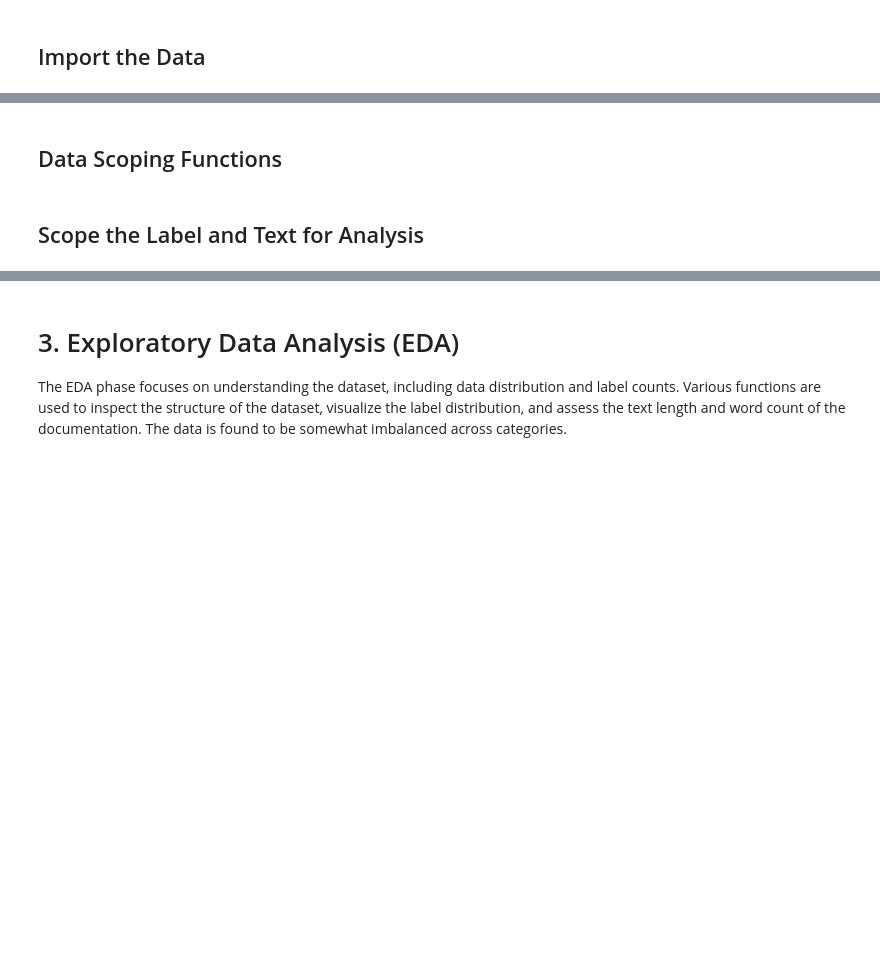
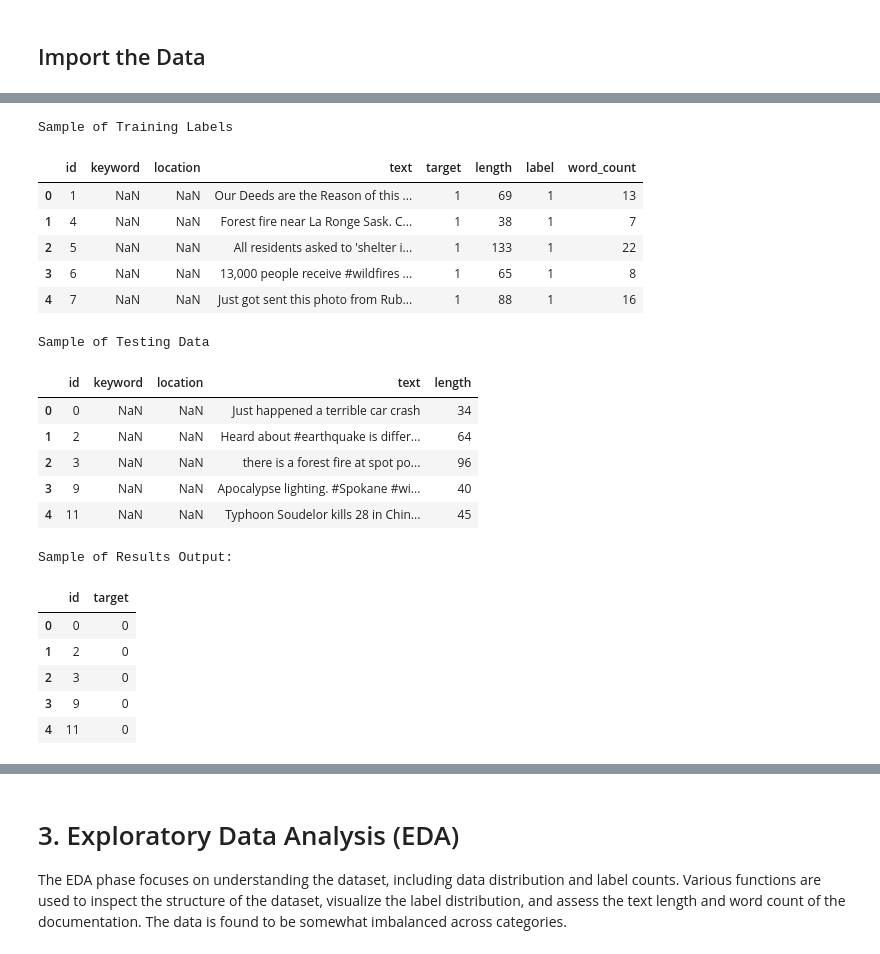
Before and after one commit to TOM-BOHN/MsDS-deep-learing-rnn-disaster-tweets, a Jupyter notebook: deep-learing-rnn-disaster-tweets.ipynb, the cells around one changed output, grey strips where cells are left out. Drawn from its saved outputs; the diff is of its cells as text; code cells hidden in the pictures; blank space fills up the shorter version.

```diff
--- a/deep-learing-rnn-disaster-tweets.ipynb
+++ b/deep-learing-rnn-disaster-tweets.ipynb
@@ -89,7 +102,7 @@ start = time.time()
 process = psutil.Process(os.getpid())
 # %%
 # Global Debug flag used to turn on and off more chatty blocks of code
-gDEBUG = False
+gDEBUG = True
 if gDEBUG: print('Debug is set to:', gDEBUG)
 # Global Level of Detail of table stats and details
 gLOD = 2
@@ -130,2 +176,0 @@ Drive already mounted at /content/drive; to attempt to forcibly remount, call dr
-# %% [markdown]
-## Data Scoping Functions
@@ -134,2 +176,0 @@ Drive already mounted at /content/drive; to attempt to forcibly remount, call dr
-# %% [markdown]
-## Scope the Label and Text for Analysis
@@ -137,0 +177,33 @@ Drive already mounted at /content/drive; to attempt to forcibly remount, call dr
+# %%
+if gDEBUG:
+  # Preview the Data Sources
+  print("Sample of Training Labels")
+  display(train_labels.head(5))
+  print()
+  print("Sample of Testing Data")
+  display(test_labels.head(5))
+  print()
+  print("Sample of Results Output:")
+  display(sample_output.head(5))
+# %% [output]
+Sample of Training Labels
+|  | id | keyword | location | text | target | length | label | word_count |
+| 0 | 1 | NaN | NaN | Our Deeds are the Reason of this ... | 1 | 69 | 1 | 13 |
+| 1 | 4 | NaN | NaN | Forest fire near La Ronge Sask. C... | 1 | 38 | 1 | 7 |
+| 2 | 5 | NaN | NaN | All residents asked to 'shelter i... | 1 | 133 | 1 | 22 |
+| 3 | 6 | NaN | NaN | 13,000 people receive #wildfires ... | 1 | 65 | 1 | 8 |
+| 4 | 7 | NaN | NaN | Just got sent this photo from Rub... | 1 | 88 | 1 | 16 |
+Sample of Testing Data
+|  | id | keyword | location | text | length |
+| 0 | 0 | NaN | NaN | Just happened a terrible car crash | 34 |
+| 1 | 2 | NaN | NaN | Heard about #earthquake is differ... | 64 |
+| 2 | 3 | NaN | NaN | there is a forest fire at spot po... | 96 |
+| 3 | 9 | NaN | NaN | Apocalypse lighting. #Spokane #wi... | 40 |
+| 4 | 11 | NaN | NaN | Typhoon Soudelor kills 28 in Chin... | 45 |
+Sample of Results Output:
+|  | id | target |
+| 0 | 0 | 0 |
+| 1 | 2 | 0 |
+| 2 | 3 | 0 |
+| 3 | 9 | 0 |
+| 4 | 11 | 0 |
```
Also changed, not shown: parts of 39 cells of this notebook.
